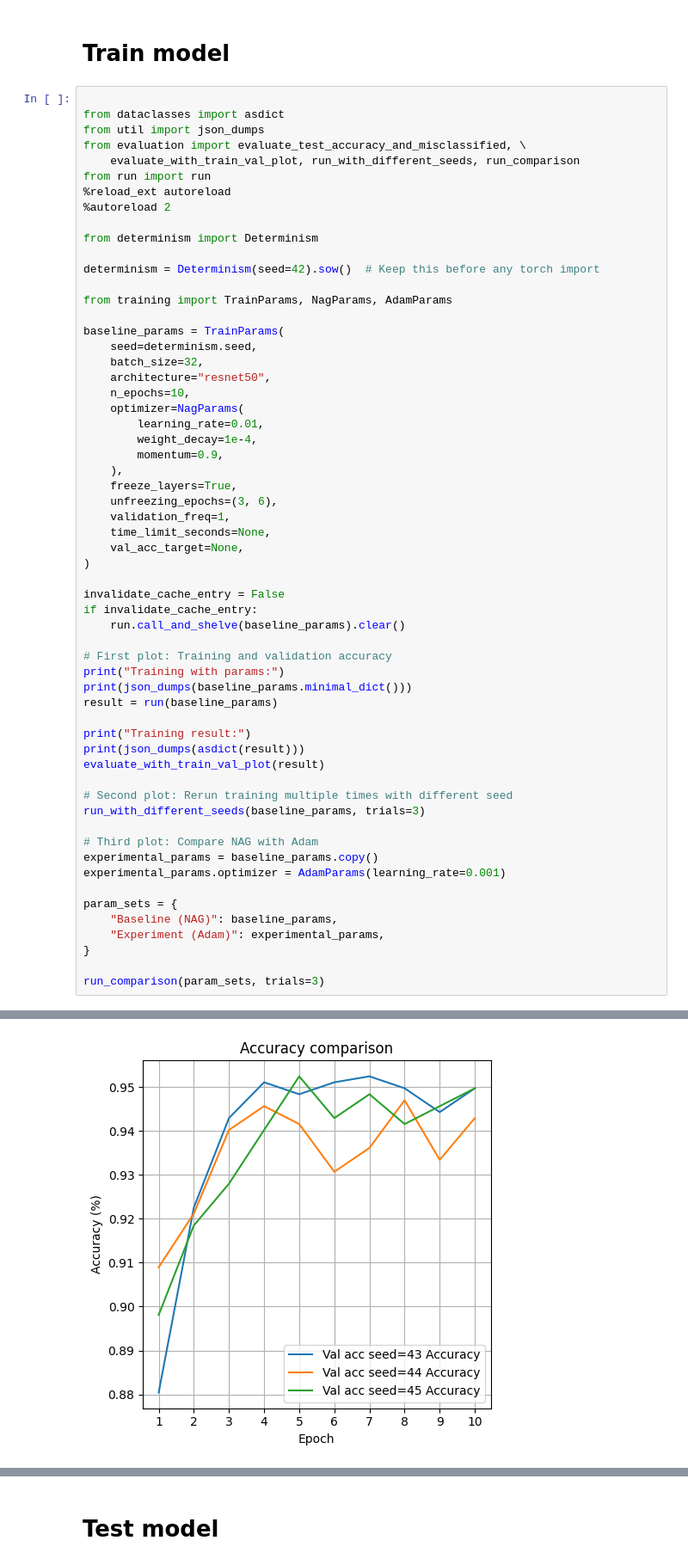
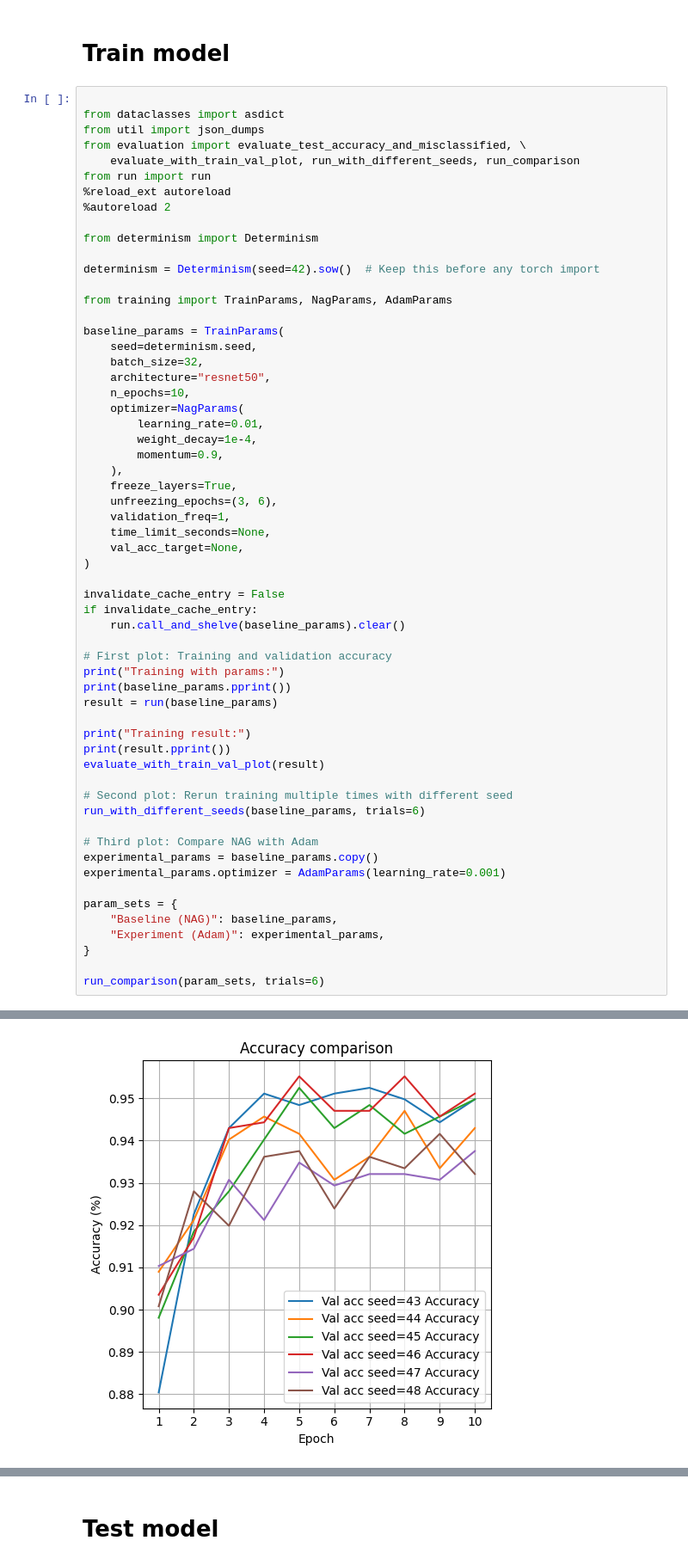
Before and after one commit to Sebelino/DD2424-project, a Jupyter notebook: e2_sebastian.ipynb, the cells around one changed output, grey strips where cells are left out. Shown at 86% size. Saved outputs shown, nothing was run; the diff lists cells and outputs as text.

Commit message:
feat: Pretty print params and results

```diff
--- a/e2_sebastian.ipynb
+++ b/e2_sebastian.ipynb
@@ -71,15 +71,15 @@ if invalidate_cache_entry:
 
 # First plot: Training and validation accuracy
 print("Training with params:")
-print(json_dumps(baseline_params.minimal_dict()))
+print(baseline_params.pprint())
 result = run(baseline_params)
 
 print("Training result:")
-print(json_dumps(asdict(result)))
+print(result.pprint())
 evaluate_with_train_val_plot(result)
 
 # Second plot: Rerun training multiple times with different seed
-run_with_different_seeds(baseline_params, trials=3)
+run_with_different_seeds(baseline_params, trials=6)
 
 # Third plot: Compare NAG with Adam
 experimental_params = baseline_params.copy()
@@ -90,7 +90,7 @@ param_sets = {
     "Experiment (Adam)": experimental_params,
 }
 
-run_comparison(param_sets, trials=3)
+run_comparison(param_sets, trials=6)
 # %% [output]
 Training with params:
 {
@@ -111,3 +111,3 @@ Training with params:
 }
 [figure]
-[figure, old version]
+[figure, new version]
```
Also changed, not shown: parts of 1 cell of this notebook, 2 other files.
